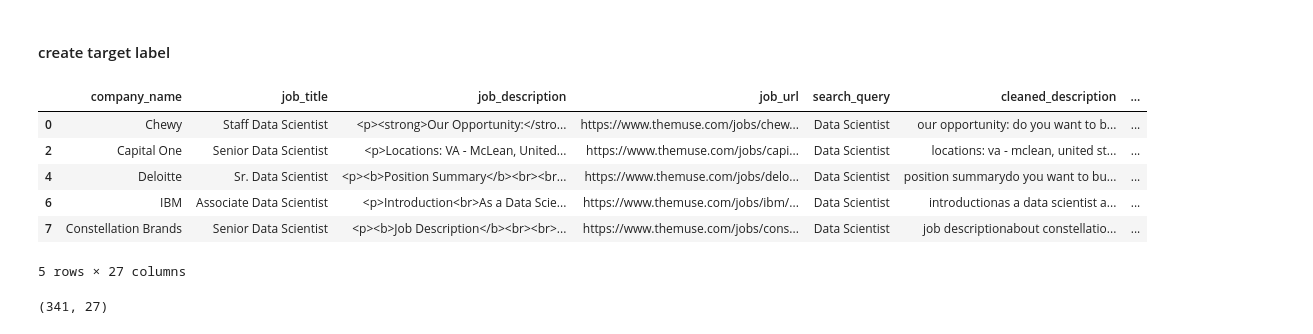
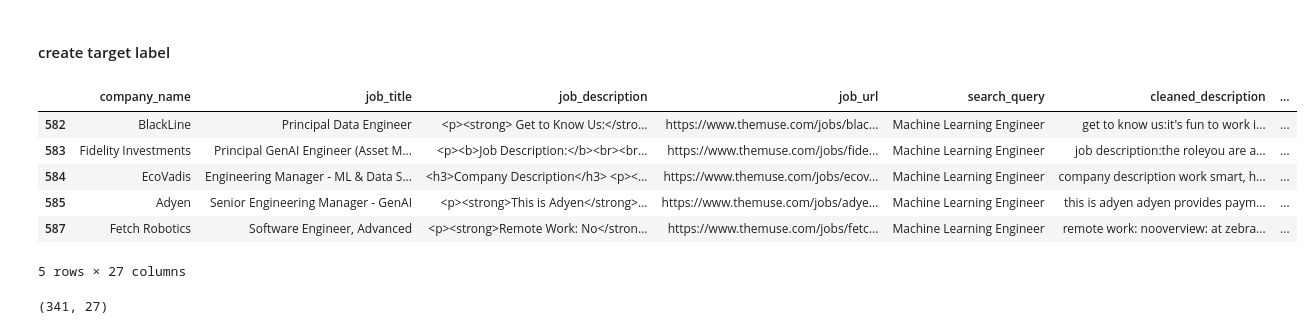
Before and after one commit to ShawhinT/AI-Builders-Bootcamp-3, a Jupyter notebook: session-2/example_1-ai_job_etl.ipynb, the cells around one changed output. Cells and saved outputs as stored; diff of their text form; code cells hidden in the pictures.

```diff
--- a/session-2/example_1-ai_job_etl.ipynb
+++ b/session-2/example_1-ai_job_etl.ipynb
@@ -85,14 +87,14 @@ for skill in mle_keywords:
 df_transformed = df[df["search_query"].isin(["Data Scientist", "Machine Learning Engineer"])].copy()
 df_transformed['is_data_scientist'] = df["search_query"]== "Data Scientist"
 # %%
-df_transformed.head()
+df_transformed.tail()
 # %% [output]
 |  | company_name | job_title | job_description | job_url | search_query | cleaned_description | ... |
-| 0 | Chewy | Staff Data Scientist | <p><strong>Our Opportunity:</stro... | https://www.themuse.com/jobs/chew... | Data Scientist | our opportunity: do you want to b... | ... |
-| 2 | Capital One | Senior Data Scientist | <p>Locations: VA - McLean, United... | https://www.themuse.com/jobs/capi... | Data Scientist | locations: va - mclean, united st... | ... |
-| 4 | Deloitte | Sr. Data Scientist | <p><b>Position Summary</b><br><br... | https://www.themuse.com/jobs/delo... | Data Scientist | position summarydo you want to bu... | ... |
-| 6 | IBM | Associate Data Scientist | <p>Introduction<br>As a Data Scie... | https://www.themuse.com/jobs/ibm/... | Data Scientist | introductionas a data scientist a... | ... |
-| 7 | Constellation Brands | Senior Data Scientist | <p><b>Job Description</b><br><br>... | https://www.themuse.com/jobs/cons... | Data Scientist | job descriptionabout constellatio... | ... |
+| 582 | BlackLine | Principal Data Engineer | <p><strong> Get to Know Us:</stro... | https://www.themuse.com/jobs/blac... | Machine Learning Engineer | get to know us:it's fun to work i... | ... |
+| 583 | Fidelity Investments | Principal GenAI Engineer (Asset M... | <p><b>Job Description:</b><br><br... | https://www.themuse.com/jobs/fide... | Machine Learning Engineer | job description:the roleyou are a... | ... |
+| 584 | EcoVadis | Engineering Manager - ML & Data S... | <h3>Company Description</h3> <p><... | https://www.themuse.com/jobs/ecov... | Machine Learning Engineer | company description work smart, h... | ... |
+| 585 | Adyen | Senior Engineering Manager - GenAI | <p><strong>This is Adyen</strong>... | https://www.themuse.com/jobs/adye... | Machine Learning Engineer | this is adyen adyen provides paym... | ... |
+| 587 | Fetch Robotics | Software Engineer, Advanced | <p><strong>Remote Work: No</stron... | https://www.themuse.com/jobs/fetc... | Machine Learning Engineer | remote work: nooverview: at zebra... | ... |
 5 rows × 27 columns
 # %%
 df_transformed.shape
```
Also changed, not shown: parts of 1 cell of this notebook, 1 other file.
